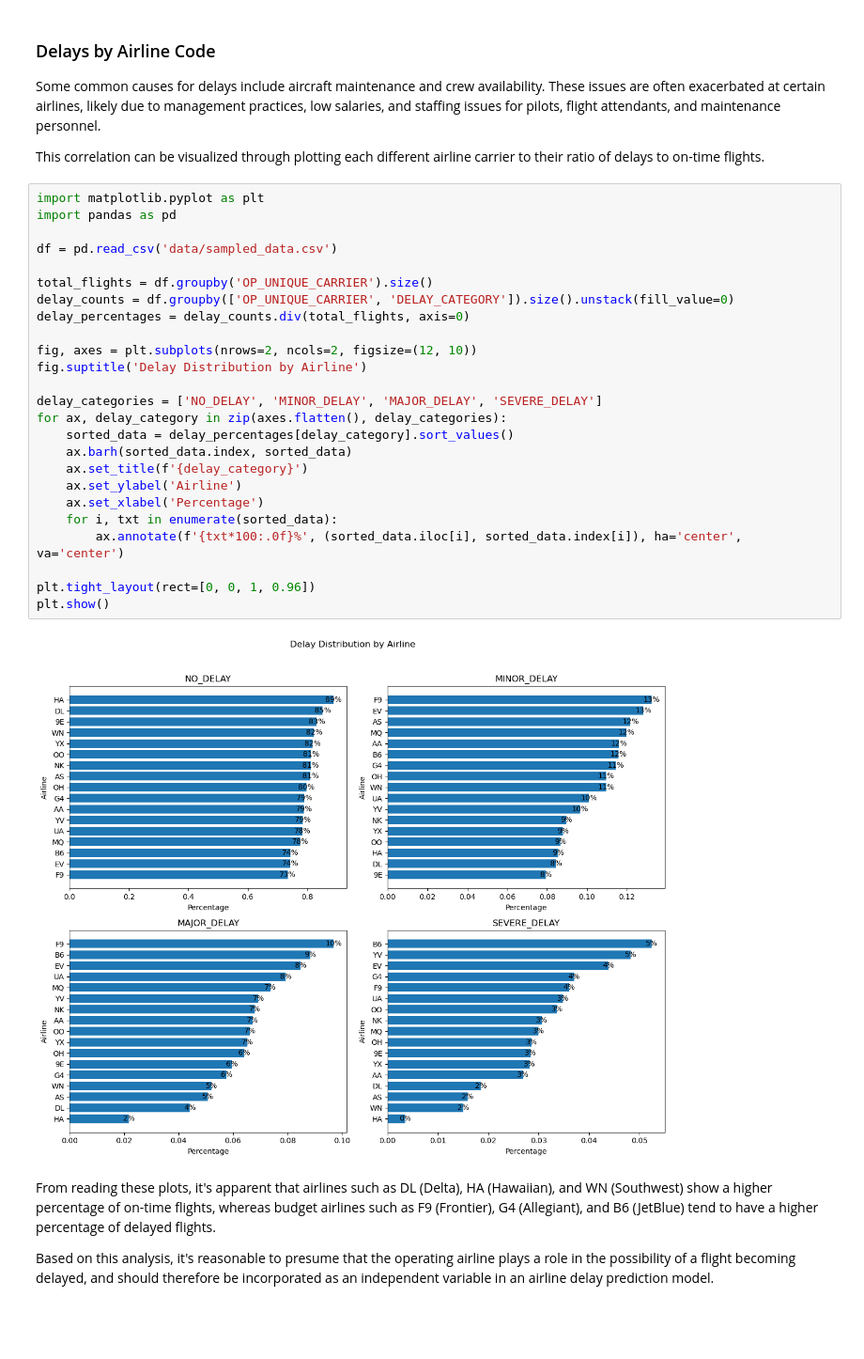
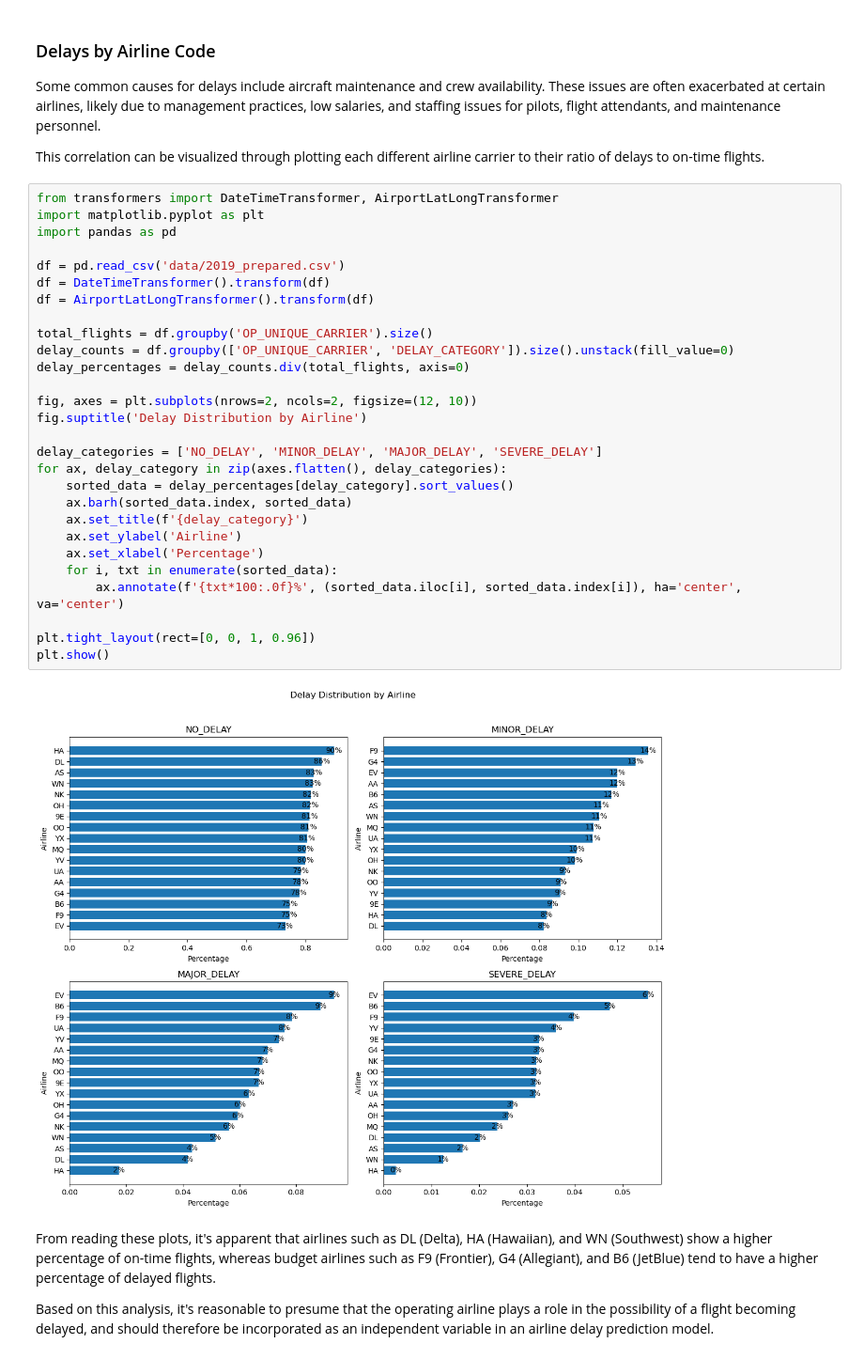
Before and after one commit to WVAviator/flight-delay-prediction, a Jupyter notebook: visualizations.ipynb, the cells around one changed output. Shown at 94% size. Cells and saved outputs as stored; diff of their text form; blank space fills up the shorter version.

```diff
--- a/visualizations.ipynb
+++ b/visualizations.ipynb
@@ -9,32 +9,35 @@ Some common causes for delays include aircraft maintenance and crew availability
 
 This correlation can be visualized through plotting each different airline carrier to their ratio of delays to on-time flights.
 # %%
+from transformers import DateTimeTransformer, AirportLatLongTransformer
 import matplotlib.pyplot as plt
 import pandas as pd
 
-df = pd.read_csv('data/sampled_data.csv')
+df = pd.read_csv('data/2019_prepared.csv')
+df = DateTimeTransformer().transform(df)
+df = AirportLatLongTransformer().transform(df)
 
 total_flights = df.groupby('OP_UNIQUE_CARRIER').size()
 delay_counts = df.groupby(['OP_UNIQUE_CARRIER', 'DELAY_CATEGORY']).size().unstack(fill_value=0)
 delay_percentages = delay_counts.div(total_flights, axis=0)
 
 fig, axes = plt.subplots(nrows=2, ncols=2, figsize=(12, 10))
 fig.suptitle('Delay Distribution by Airline')
 
 delay_categories = ['NO_DELAY', 'MINOR_DELAY', 'MAJOR_DELAY', 'SEVERE_DELAY']
 for ax, delay_category in zip(axes.flatten(), delay_categories):
     sorted_data = delay_percentages[delay_category].sort_values()
     ax.barh(sorted_data.index, sorted_data)
     ax.set_title(f'{delay_category}')
     ax.set_ylabel('Airline')
     ax.set_xlabel('Percentage')
     for i, txt in enumerate(sorted_data):
         ax.annotate(f'{txt*100:.0f}%', (sorted_data.iloc[i], sorted_data.index[i]), ha='center', va='center')
 
 plt.tight_layout(rect=[0, 0, 1, 0.96])
 plt.show()
 # %% [output]
-[figure, old version]
+[figure, new version]
 # %% [markdown]
 From reading these plots, it's apparent that airlines such as DL (Delta), HA (Hawaiian), and WN (Southwest) show a higher percentage of on-time flights, whereas budget airlines such as F9 (Frontier), G4 (Allegiant), and B6 (JetBlue) tend to have a higher percentage of delayed flights.
 
```
Also changed, not shown: parts of 3 cells of this notebook, 7 other files.
